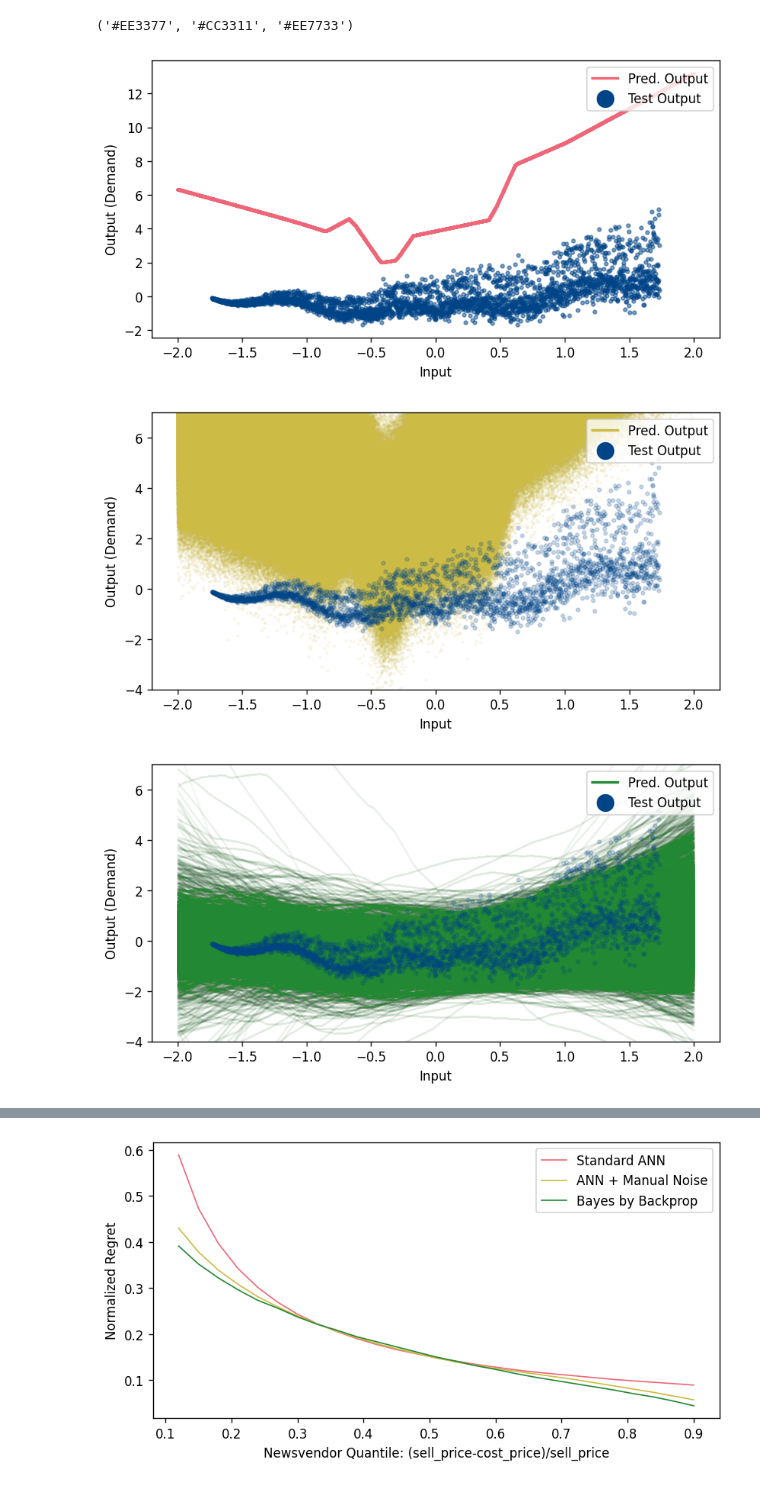
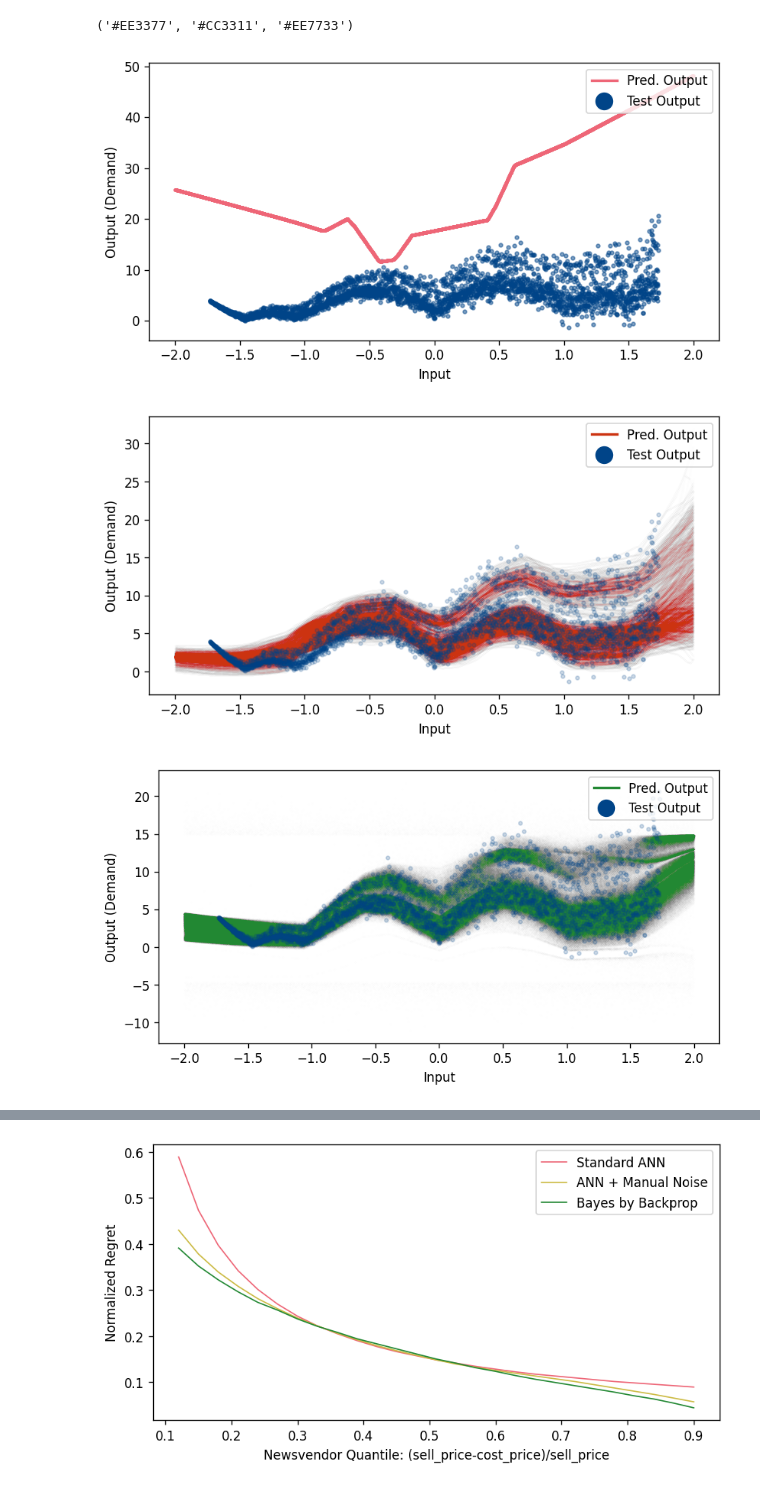
Before and after one commit to AlanLahoud/BNNSOP, a Jupyter notebook: illustrative_example.ipynb, the cells around one changed output, grey strips where cells are left out. Cells and saved outputs as stored; diff of their text form; code cells hidden in the pictures.

Commit message:
BNN and FLOW working perfectly. Plots are amazing

```diff
--- a/illustrative_example.ipynb
+++ b/illustrative_example.ipynb
@@ -255,2 +111,0 @@ torch.Size([4000, 3000, 1])
-# %%
-y_pred = model_bnn_bayes.forward_dist(X)
@@ -264,0 +114,2 @@ len(y_pred)
+# %%
+y_pred_bayes = model_bnn_bayes.forward_dist(xt.unsqueeze(1))
@@ -265,38 +135,30 @@ len(y_pred)
 # %%
-def plot_regression(X, y, model, method, color_pred, noise_type):
+def plot_regression(X, y, xt, y_pred, method, color_pred, noise_type):
 
-    xt = torch.tensor(np.arange(-2.0, 2.0, 1/1000), dtype = torch.float32)
+    y_pred_np = y_pred.squeeze().detach().numpy()
+    y_np = y.detach().numpy()
 
     fig, ax = plt.subplots(figsize=(8,4), dpi=120)
 
-    if method in ['BNN', 'ANN_NOISE']:
-        #y_pred = model.forward_dist(xt.unsqueeze(1))
+    if method in ['BNN', 'FLOW']:
+        for i in range(0, len(y_pred_np)):
+            ax.scatter(xt.detach(), y_pred_np[i],
+                        color=color_pred, alpha=0.01, s=0.05)
+        ax.scatter(X[:,0].detach(), y_np, color='#004488', label='Groundtruth', s=8, alpha=0.2)
 
-        y_pred = model.forward_dist(xt.unsqueeze(1))
-        #for i in range(0, 1000):
-        #    y_pred = torch.vstack((y_pred, model.forward_dist(xt.unsqueeze(1))[i]))
+    elif method in ['ANN']:
+        ax.scatter(X[:,0].detach(), y_np, color='#004488', label='Groundtruth', s=8, alpha=0.5)
+        ax.scatter(xt.unsqueeze(1).detach().numpy(),
+                        y_pred_np,
+                        color=color_pred,
+                        alpha=0.8,
+                        s=3)
 
-        for i in range(0, len(y_pred)):
-            ax.scatter(xt.detach(), y_pred.detach().squeeze()[i],
-                        color=color_pred, alpha=0.01, s=0.05)
-            ax.set_ylim([-4, 7])
-        ax.scatter(X[:,0].detach(), y.detach(), color='#004488', label='Groundtruth', s=8, alpha=0.2)
-        K = '50'
-        PLV = '02'
-    elif method in ['ANN']:
-        K = '0'
-        PLV = '0'
-        ax.scatter(X[:,0].detach(), y.detach(), color='#004488', label='Groundtruth', s=8, alpha=0.5)
-        ax.scatter(xt.unsqueeze(1).detach().numpy(),
-                        model_mse(xt.unsqueeze(1)).detach().numpy(),
-                        color=color_pred, alpha=0.8, s=3)
     else:
         print('Not a valid method')
         exit()
 
 
-
-    #fig.suptitle(f'Regression fit. Method: {method}')
     ax.set_xlabel('Input')
     ax.set_ylabel('Output (Demand)')
 
@@ -311,14 +173,14 @@ def plot_regression(X, y, model, method, color_pred, noise_type):
 # %% [output]
 ('#EE3377', '#CC3311', '#EE7733')
 # %%
-plot_regression(X, y, model_mse, 'ANN', '#EE6677', noise_type)
+plot_regression(X, y, xt, y_pred_ann_orig, 'ANN', '#EE6677', noise_type)
 # %% [output]
-[figure, old version]
+[figure, new version]
 # %%
-plot_regression(X, y, model_mse_noise, 'ANN_NOISE', '#CCBB44', noise_type)
+plot_regression(X, y, xt, y_pred_bayes_orig, 'BNN', '#CC3311', noise_type)
 # %% [output]
-[figure, old version]
+[figure, new version]
 # %%
-plot_regression(X, y, model_bnn_bayes, 'BNN', '#228833', noise_type)
+plot_regression(X, y, xt, y_pred_flow_orig, 'FLOW', '#228833', noise_type)
 # %% [output]
-[figure, old version]
+[figure, new version]
```
Also changed, not shown: parts of 50 cells of this notebook, 3 other files.
